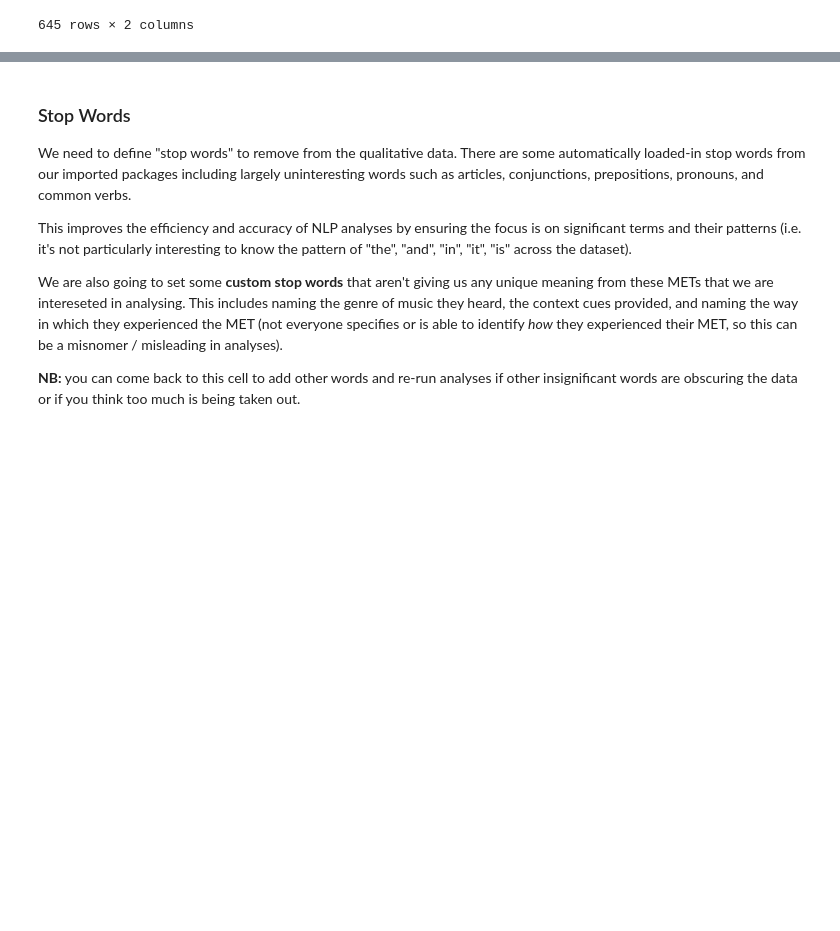
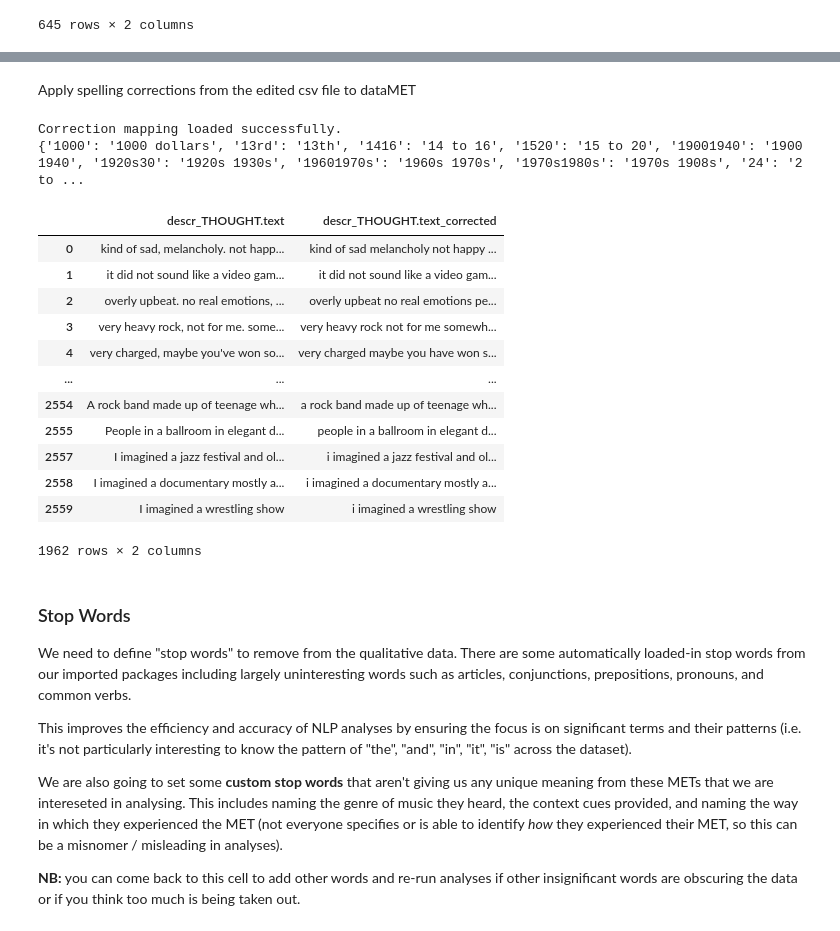
Before and after one commit to HazelvdW/context-framed-listening, a Jupyter notebook: NLP_framed_listening.ipynb, the cells around one changed output, grey strips where cells are left out. Drawn from its saved outputs; the diff is of its cells as text; code cells hidden in the pictures; blank space fills up the shorter version.

```diff
--- a/NLP_framed_listening.ipynb
+++ b/NLP_framed_listening.ipynb
@@ -307,3 +285,64 @@ SyntaxError: invalid syntax (ipython-input-1169789841.py, line 10)
+# %% [markdown]
+Apply spelling corrections from the edited csv file to dataMET
+# %%
+# Load the correction mapping from the CSV file
+try:
+    correction_df = pd.read_csv("/content/context-framed-listening/misspelling_correction_ds1.csv")
+
+    # Ensure the 'correction' column is treated as strings and handle potential NaNs
+    correction_df['correction'] = correction_df['correction'].astype(str).replace('nan', '') # Convert to string and replace 'nan' string with empty string
+
+    # Create a dictionary from the df, filtering out any remaining NaNs if necessary
+    ## Using .dropna() to remove rows where 'misspelling' is NaN
+    correction_mapping = pd.Series(correction_df.correction.values, index=correction_df.misspelling).dropna().to_dict()
+
+    print("Correction mapping loaded successfully.")
+    print(correction_mapping)
+
+except FileNotFoundError:
+    print("Error: misspelling_correction_ds1.csv not found.")
+    correction_mapping = {} # empty mapping if file not found
+except KeyError:
+    print("Error: CSV must contain 'misspelling' and 'correction' columns.")
+    correction_mapping = {} # empty mapping if columns are missing
+
+
+def apply_manual_corrections(text, mapping):
+    if isinstance(text, str):
+
+        # Clean the text (lowercase and remove punctuation) before applying corrections
+        cleaned_text = re.sub(r'[^a-zA-Z0-9\s]', '', text.lower())
+        words = cleaned_text.split()
+
+        # Apply corrections
+        ## Ensure the mapped value is a string before joining
+        corrected_words = [str(mapping.get(word, word)) for word in words]
+        return " ".join(corrected_words)
+    return str(text) # Also ensure the return value is a string if the input was not a string
+
+# Apply the manual corrections to the descr_THOUGHT.text column
+dataMET['descr_THOUGHT.text_corrected'] = dataMET['descr_THOUGHT.text'].apply(lambda x: apply_manual_corrections(x, correction_mapping))
+
+# Display the original and corrected text to check the changes
+display(dataMET[['descr_THOUGHT.text', 'descr_THOUGHT.text_corrected']])
+
+# Now, the preprocessed_MET_descr column in the next cell should use descr_THOUGHT.text_corrected as input
+# %% [output]
+Correction mapping loaded successfully.
+{'1000': '1000 dollars', '13rd': '13th', '1416': '14 to 16', '1520': '15 to 20', '19001940': '1900 1940', '1920s30': '1920s 1930s', '19601970s': '1960s 1970s', '1970s1980s': '1970s 1908s', '24': '2 to ...
+|  | descr_THOUGHT.text | descr_THOUGHT.text_corrected |
+| 0 | kind of sad, melancholy. not happ... | kind of sad melancholy not happy ... |
+| 1 | it did not sound like a video gam... | it did not sound like a video gam... |
+| 2 | overly upbeat. no real emotions, ... | overly upbeat no real emotions pe... |
+| 3 | very heavy rock, not for me. some... | very heavy rock not for me somewh... |
+| 4 | very charged, maybe you've won so... | very charged maybe you have won s... |
+| ... | ... | ... |
+| 2554 | A rock band made up of teenage wh... | a rock band made up of teenage wh... |
+| 2555 | People in a ballroom in elegant d... | people in a ballroom in elegant d... |
+| 2557 | I imagined a jazz festival and ol... | i imagined a jazz festival and ol... |
+| 2558 | I imagined a documentary mostly a... | i imagined a documentary mostly a... |
+| 2559 | I imagined a wrestling show | i imagined a wrestling show |
+1962 rows × 2 columns
 # %% [markdown]
 ### Stop Words
 
```
Also changed, not shown: parts of 23 cells of this notebook.
